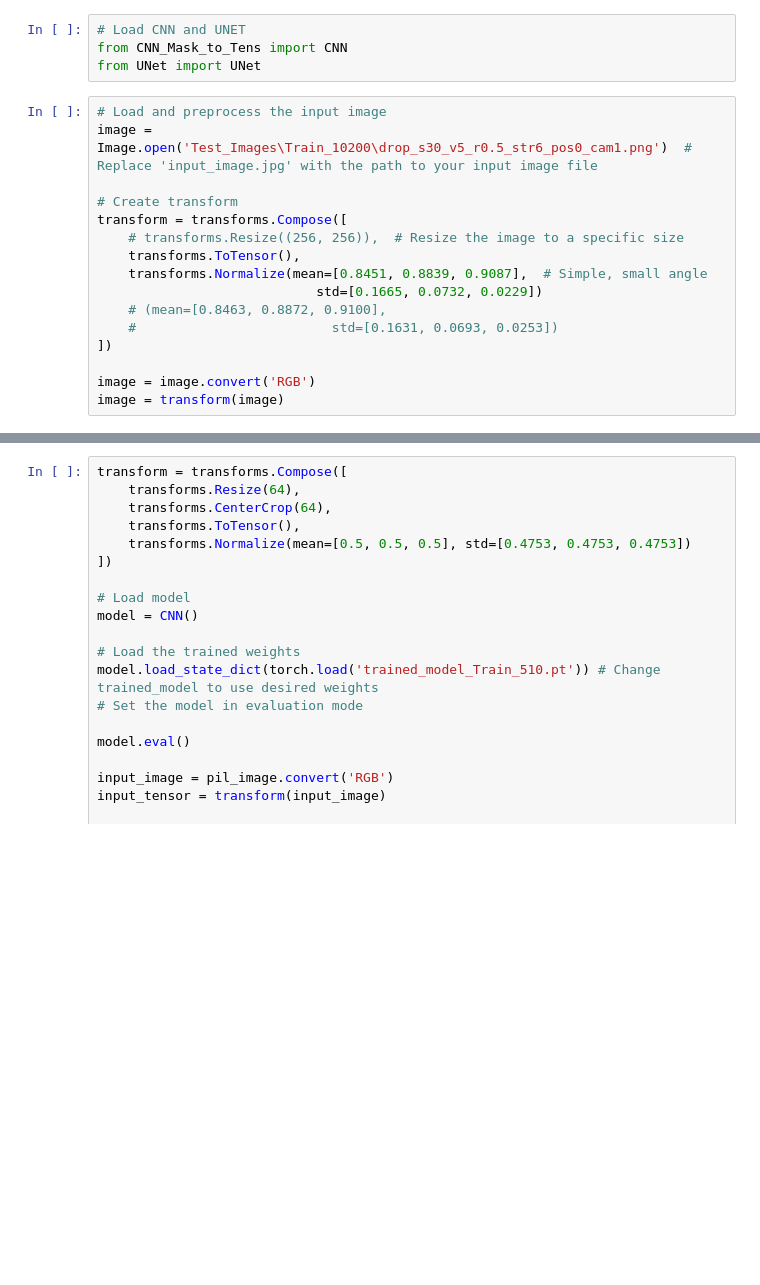
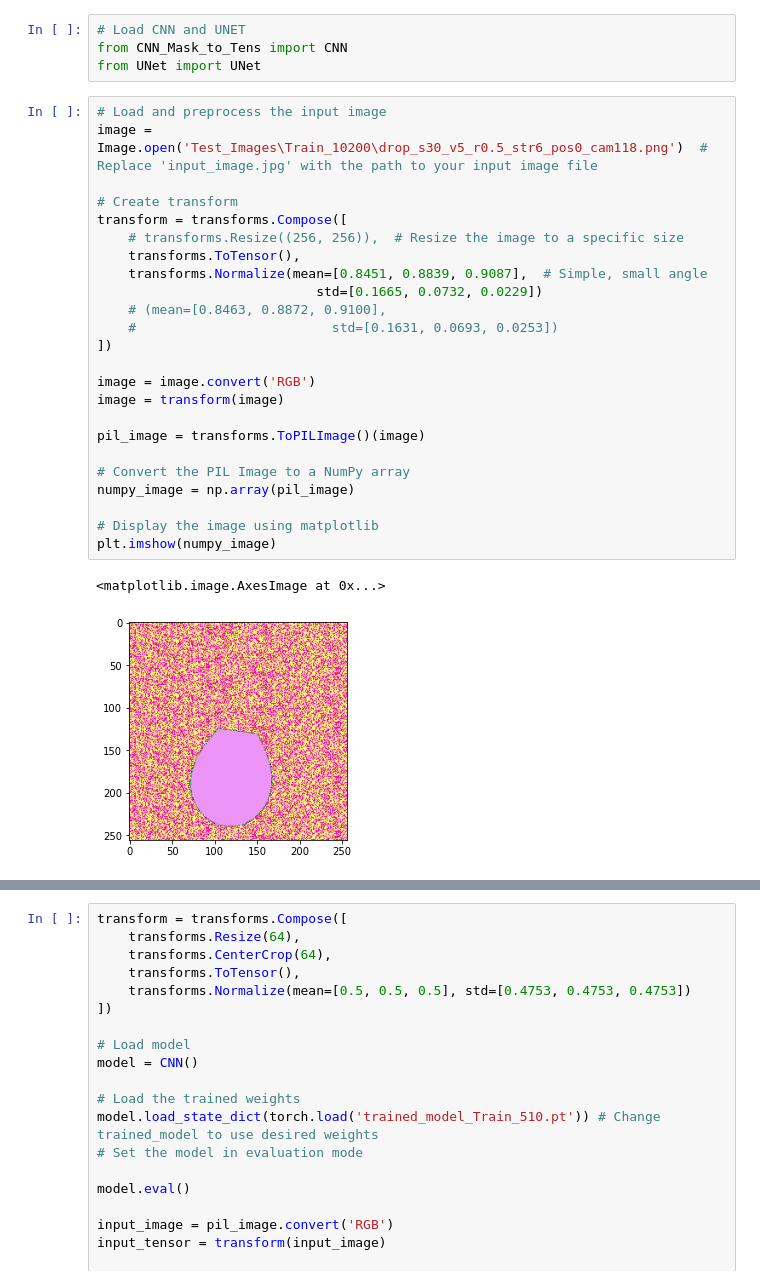
Before and after one commit to vanboven073/4AI00, a Jupyter notebook: Blender_Automation/Predict.ipynb, the cells around one changed output, grey strips where cells are left out. Saved outputs shown, nothing was run; the diff lists cells and outputs as text; blank space fills up the shorter version.

```diff
--- a/Blender_Automation/Predict.ipynb
+++ b/Blender_Automation/Predict.ipynb
@@ -13,20 +13,31 @@ from CNN_Mask_to_Tens import CNN
 from UNet import UNet
 # %%
 # Load and preprocess the input image
-image = Image.open('Test_Images\Train_10200\drop_s30_v5_r0.5_str6_pos0_cam1.png')  # Replace 'input_image.jpg' with the path to your input image file
+image = Image.open('Test_Images\Train_10200\drop_s30_v5_r0.5_str6_pos0_cam118.png')  # Replace 'input_image.jpg' with the path to your input image file
 
 # Create transform
 transform = transforms.Compose([
     # transforms.Resize((256, 256)),  # Resize the image to a specific size
     transforms.ToTensor(),
     transforms.Normalize(mean=[0.8451, 0.8839, 0.9087],  # Simple, small angle
                             std=[0.1665, 0.0732, 0.0229])
     # (mean=[0.8463, 0.8872, 0.9100],
     #                         std=[0.1631, 0.0693, 0.0253])
 ])
 
 image = image.convert('RGB')
 image = transform(image)
+
+pil_image = transforms.ToPILImage()(image)
+
+# Convert the PIL Image to a NumPy array
+numpy_image = np.array(pil_image)
+
+# Display the image using matplotlib
+plt.imshow(numpy_image)
+# %% [output]
+<matplotlib.image.AxesImage at 0x...>
+[figure, added]
 # %%
 # UNET PART
 model = UNet()
```
Also changed, not shown: parts of 1 cell of this notebook.
